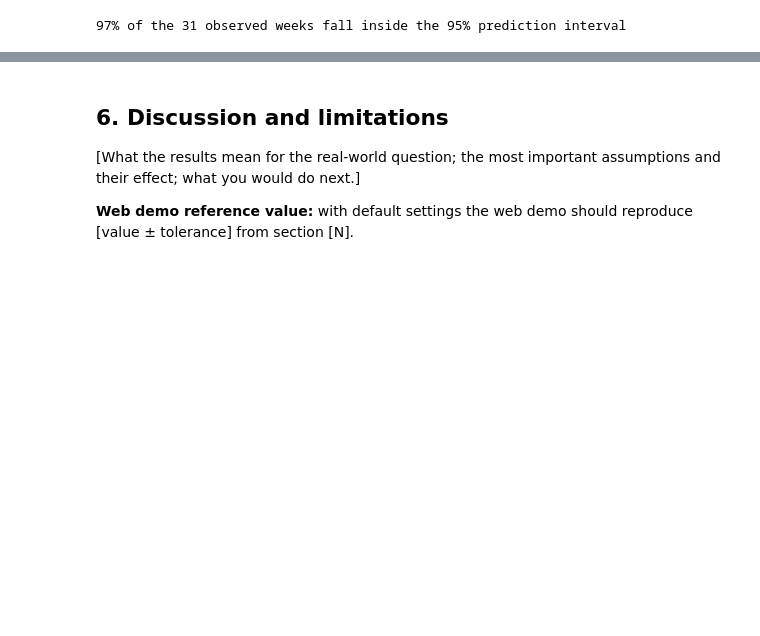
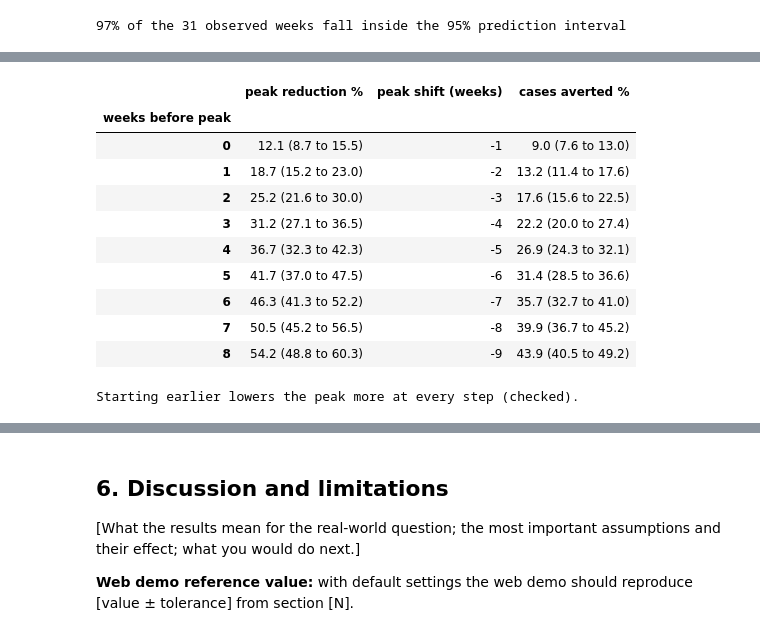
Before and after one commit to geethsenaviratne/dengue-sir-mcmc-colombo, a Jupyter notebook: notebook/dengue-sir-mcmc-colombo.ipynb, the cells around one changed output, grey strips where cells are left out. Saved outputs shown, nothing was run; the diff lists cells and outputs as text; code cells hidden in the pictures; blank space fills up the shorter version.

```diff
--- a/notebook/dengue-sir-mcmc-colombo.ipynb
+++ b/notebook/dengue-sir-mcmc-colombo.ipynb
@@ -482,0 +492,45 @@ print(f"{coverage:.0%} of the 31 observed weeks fall inside the 95% prediction i
+# %%
+def control_scenario(draws, weeks_before, cut=0.2, duration=np.inf):
+    """Run baseline and controlled epidemics for each posterior draw; return peak reduction (%),
+    peak shift (weeks) and cases averted (%). Control starts `weeks_before` weeks before each draw's peak."""
+    p = to_params(draws)
+    base = simulate(p)["expected_cases"]                              # (weeks, draws)
+    peak_week = FIRST_WEEK + base.argmax(axis=0)                      # each draw's own baseline peak
+    ctrl = simulate(p, {"cut": cut, "start": peak_week - weeks_before, "weeks": duration})["expected_cases"]
+    reduction = 100 * (base.max(axis=0) - ctrl.max(axis=0)) / base.max(axis=0)
+    shift = ctrl.argmax(axis=0) - base.argmax(axis=0)
+    averted = 100 * (base.sum(axis=0) - ctrl.sum(axis=0)) / base.sum(axis=0)
+    return reduction, shift, averted
+
+def fmt(x):
+    """Median with its 95% credible interval, as text."""
+    med, lo, hi = np.percentile(x, [50, 2.5, 97.5])
+    return f"{med:.1f} ({lo:.1f} to {hi:.1f})"
+
+rng_scen = np.random.default_rng(SEED + 4)
+draws = post[rng_scen.choice(len(post), size=2000, replace=False)]
+
+rows, median_reduction = [], []
+for k in range(9):
+    red, shift, averted = control_scenario(draws, k)
+    median_reduction.append(np.median(red))
+    rows.append({"weeks before peak": k, "peak reduction %": fmt(red),
+                 "peak shift (weeks)": f"{np.median(shift):+.0f}", "cases averted %": fmt(averted)})
+results = pd.DataFrame(rows).set_index("weeks before peak")
+display(results)
+
+assert np.all(np.diff(median_reduction) > 0), "starting earlier should always lower the peak more"
+print("Starting earlier lowers the peak more at every step (checked).")
+# %% [output]
+|  | peak reduction % | peak shift (weeks) | cases averted % |
+| weeks before peak |  |  |  |
+| 0 | 12.1 (8.7 to 15.5) | -1 | 9.0 (7.6 to 13.0) |
+| 1 | 18.7 (15.2 to 23.0) | -2 | 13.2 (11.4 to 17.6) |
+| 2 | 25.2 (21.6 to 30.0) | -3 | 17.6 (15.6 to 22.5) |
+| 3 | 31.2 (27.1 to 36.5) | -4 | 22.2 (20.0 to 27.4) |
+| 4 | 36.7 (32.3 to 42.3) | -5 | 26.9 (24.3 to 32.1) |
+| 5 | 41.7 (37.0 to 47.5) | -6 | 31.4 (28.5 to 36.6) |
+| 6 | 46.3 (41.3 to 52.2) | -7 | 35.7 (32.7 to 41.0) |
+| 7 | 50.5 (45.2 to 56.5) | -8 | 39.9 (36.7 to 45.2) |
+| 8 | 54.2 (48.8 to 60.3) | -9 | 43.9 (40.5 to 49.2) |
+Starting earlier lowers the peak more at every step (checked).
```
Also changed, not shown: parts of 2 cells of this notebook.
